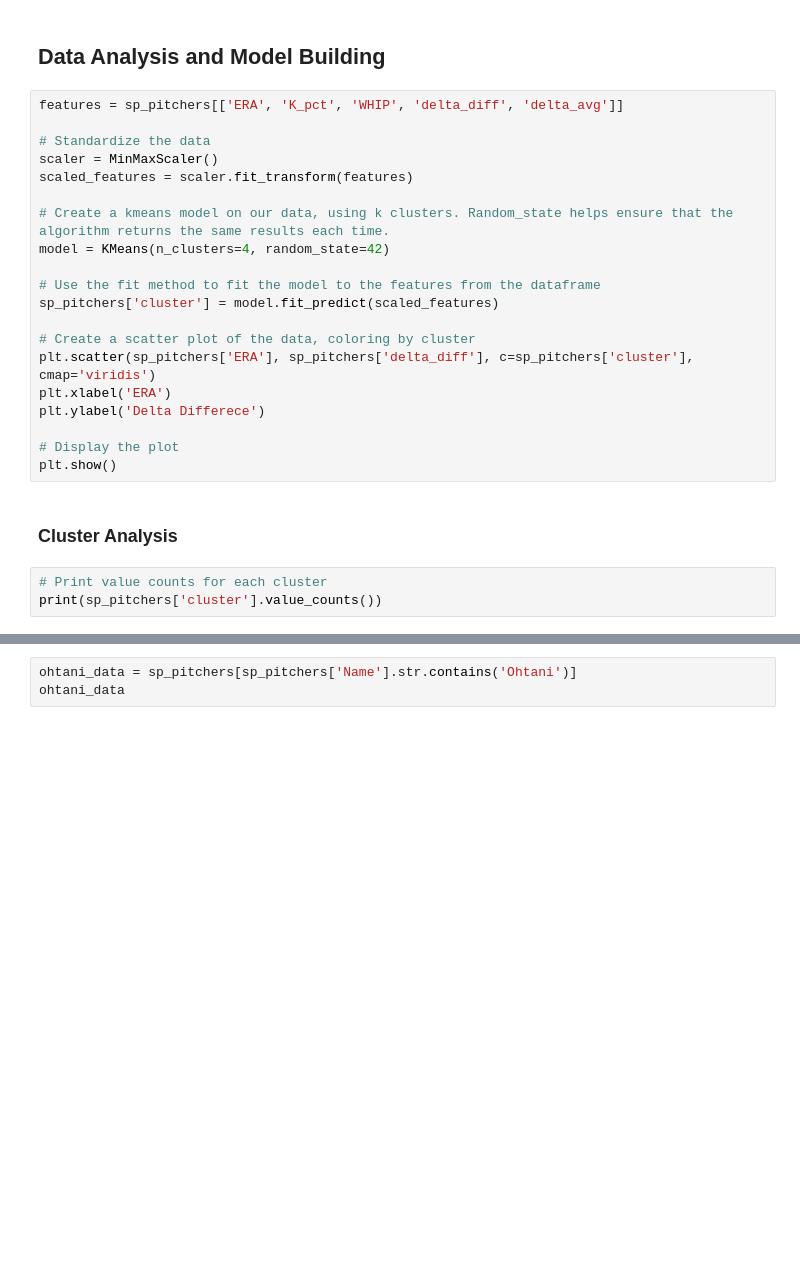
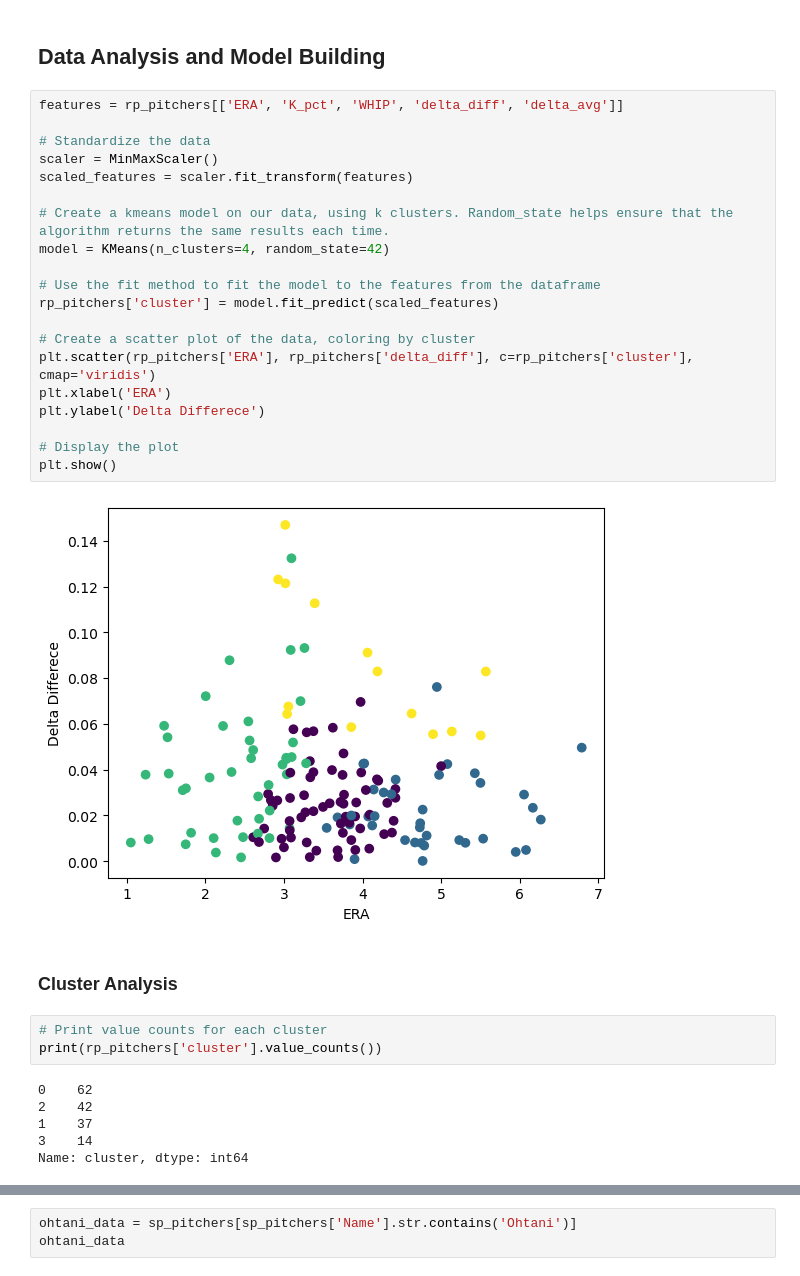
Before and after one commit to RudimentaryChef/RedsHackathon, a Jupyter notebook: BB-Analytics-Hackathon.ipynb, the cells around one changed output, grey strips where cells are left out. Saved outputs shown, nothing was run; the diff lists cells and outputs as text; blank space fills up the shorter version.

Commit message:
Train K means model on relief pitchers
Train K means model on relief pitchers and predict the starting pitcher outliers' cluster

```diff
--- a/BB-Analytics-Hackathon.ipynb
+++ b/BB-Analytics-Hackathon.ipynb
@@ -183,28 +183,36 @@ sp_right_outliers
 # %% [markdown]
 ## Data Analysis and Model Building
 # %%
-features = sp_pitchers[['ERA', 'K_pct', 'WHIP', 'delta_diff', 'delta_avg']]
+features = rp_pitchers[['ERA', 'K_pct', 'WHIP', 'delta_diff', 'delta_avg']]
 
 # Standardize the data
 scaler = MinMaxScaler()
 scaled_features = scaler.fit_transform(features)
 
 # Create a kmeans model on our data, using k clusters. Random_state helps ensure that the algorithm returns the same results each time.
 model = KMeans(n_clusters=4, random_state=42)
 
 # Use the fit method to fit the model to the features from the dataframe
-sp_pitchers['cluster'] = model.fit_predict(scaled_features)
+rp_pitchers['cluster'] = model.fit_predict(scaled_features)
 
 # Create a scatter plot of the data, coloring by cluster
-plt.scatter(sp_pitchers['ERA'], sp_pitchers['delta_diff'], c=sp_pitchers['cluster'], cmap='viridis')
+plt.scatter(rp_pitchers['ERA'], rp_pitchers['delta_diff'], c=rp_pitchers['cluster'], cmap='viridis')
 plt.xlabel('ERA')
 plt.ylabel('Delta Differece')
 
 # Display the plot
 plt.show()
+# %% [output]
+[figure, added]
 # %% [markdown]
 ### Cluster Analysis
 # %%
 # Print value counts for each cluster
-print(sp_pitchers['cluster'].value_counts())
+print(rp_pitchers['cluster'].value_counts())
+# %% [output]
+0    62
+2    42
+1    37
+3    14
+Name: cluster, dtype: int64
 # %%
```
Also changed, not shown: parts of 10 cells of this notebook.
